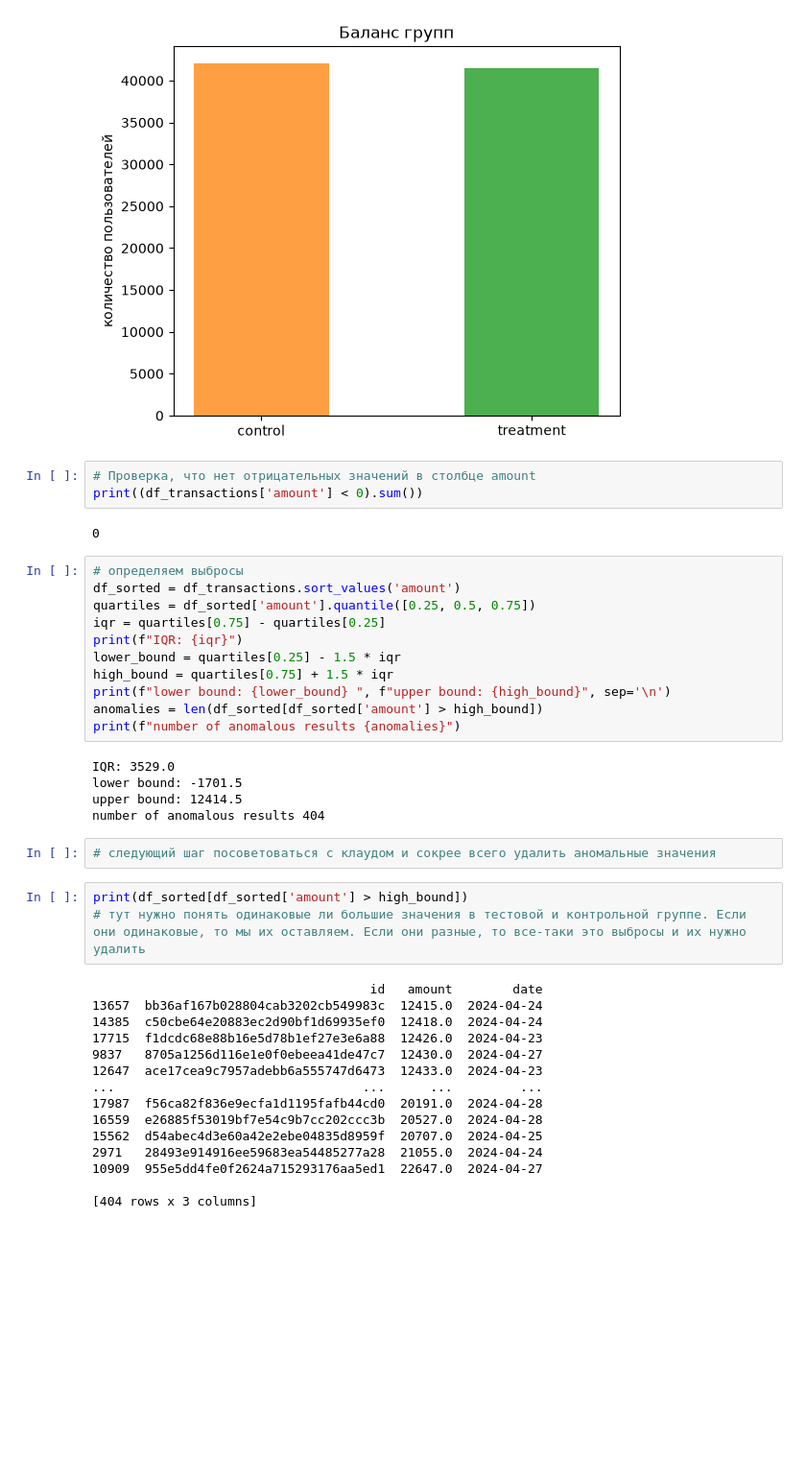
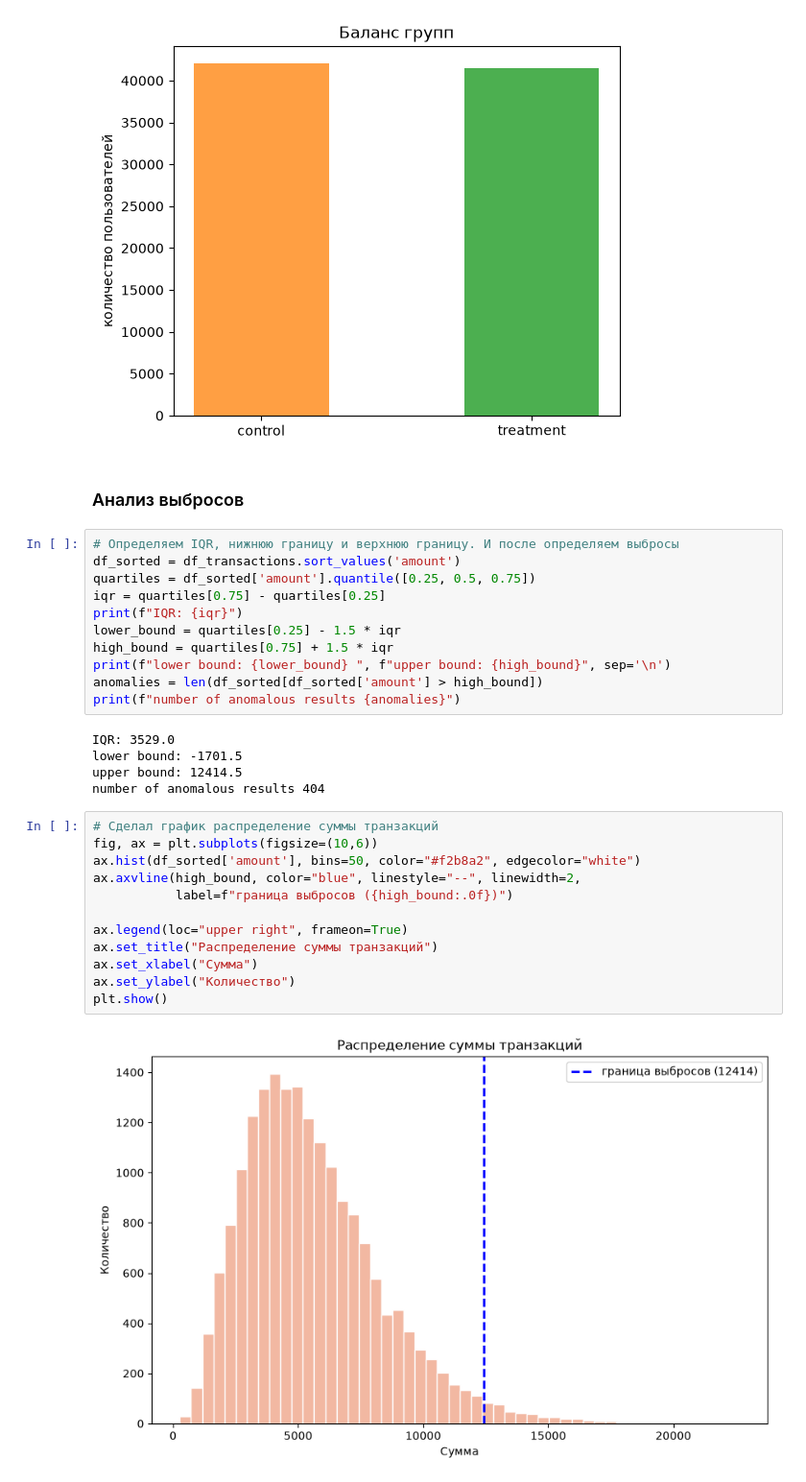
Before and after one commit to tabletka812/ab-test-recommendation-system, a Jupyter notebook: notebooks/sample.ipynb, the cells around one changed output. Shown at 96% size. Drawn from its saved outputs; the diff is of its cells as text; blank space fills up the shorter version.

```diff
--- a/notebooks/sample.ipynb
+++ b/notebooks/sample.ipynb
@@ -86,13 +105,10 @@ ax.set_title('Баланс групп')
 plt.show()
 # %% [output]
 [figure]
-# %%
-# Проверка, что нет отрицательных значений в столбце amount
-print((df_transactions['amount'] < 0).sum())
-# %% [output]
-0
+# %% [markdown]
+### Анализ выбросов
 # %%
-# определяем выбросы
+# Определяем IQR, нижнюю границу и верхнюю границу. И после определяем выбросы
 df_sorted = df_transactions.sort_values('amount')
 quartiles = df_sorted['amount'].quantile([0.25, 0.5, 0.75])
 iqr = quartiles[0.75] - quartiles[0.25]
@@ -107,24 +123,18 @@ IQR: 3529.0
 lower bound: -1701.5
 upper bound: 12414.5
 number of anomalous results 404
-# %%
-# следующий шаг посоветоваться с клаудом и сокрее всего удалить аномальные значения
-# %%
-print(df_sorted[df_sorted['amount'] > high_bound])
-# тут нужно понять одинаковые ли большие значения в тестовой и контрольной группе. Если они одинаковые, то мы их оставляем. Если они разные, то все-таки это выбросы и их нужно удалить
-# %% [output]
-                                     id   amount        date
-13657  bb36af167b028804cab3202cb549983c  12415.0  2024-04-24
-14385  c50cbe64e20883ec2d90bf1d69935ef0  12418.0  2024-04-24
-17715  f1dcdc68e88b16e5d78b1ef27e3e6a88  12426.0  2024-04-23
-9837   8705a1256d116e1e0f0ebeea41de47c7  12430.0  2024-04-27
-12647  ace17cea9c7957adebb6a555747d6473  12433.0  2024-04-23
-...                                 ...      ...         ...
-17987  f56ca82f836e9ecfa1d1195fafb44cd0  20191.0  2024-04-28
-16559  e26885f53019bf7e54c9b7cc202ccc3b  20527.0  2024-04-28
-15562  d54abec4d3e60a42e2ebe04835d8959f  20707.0  2024-04-25
-2971   28493e914916ee59683ea54485277a28  21055.0  2024-04-24
-10909  955e5dd4fe0f2624a715293176aa5ed1  22647.0  2024-04-27
-
-[404 rows x 3 columns]
+# %%
+# Сделал график распределение суммы транзакций
+fig, ax = plt.subplots(figsize=(10,6))
+ax.hist(df_sorted['amount'], bins=50, color="#f2b8a2", edgecolor="white")
+ax.axvline(high_bound, color="blue", linestyle="--", linewidth=2,
+           label=f"граница выбросов ({high_bound:.0f})")
+
+ax.legend(loc="upper right", frameon=True)
+ax.set_title("Распределение суммы транзакций")
+ax.set_xlabel("Сумма")
+ax.set_ylabel("Количество")
+plt.show()
+# %% [output]
+[figure, added]
 # %%
```
Also changed, not shown: parts of 23 cells of this notebook, 6 other files.
